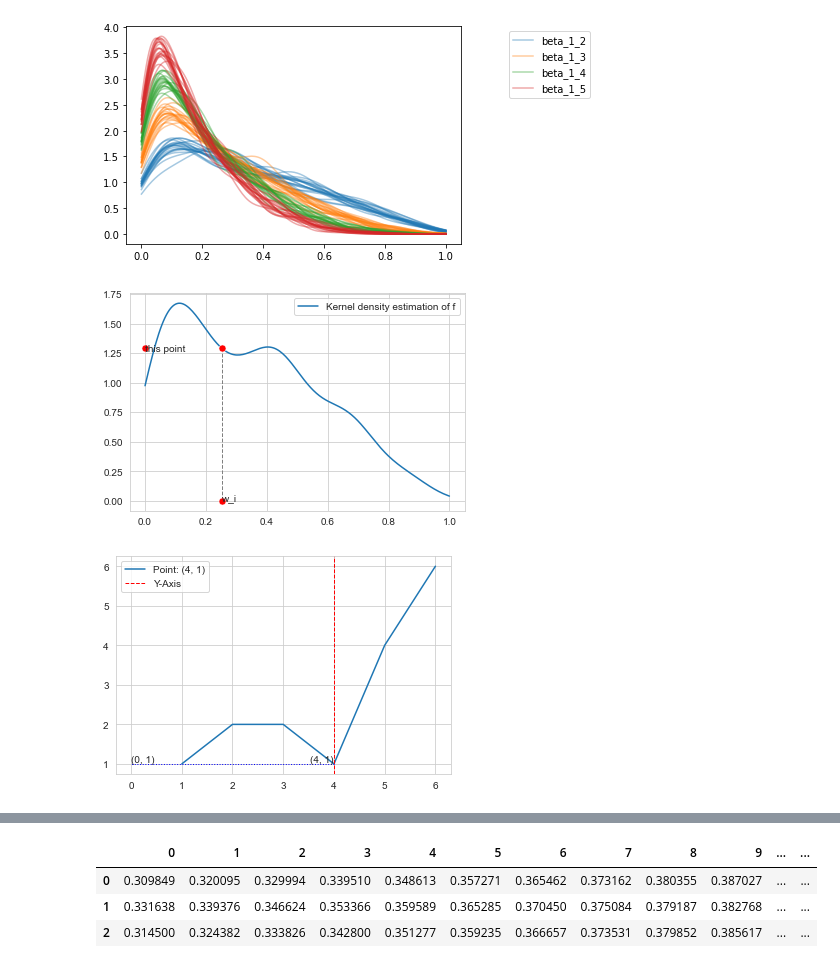
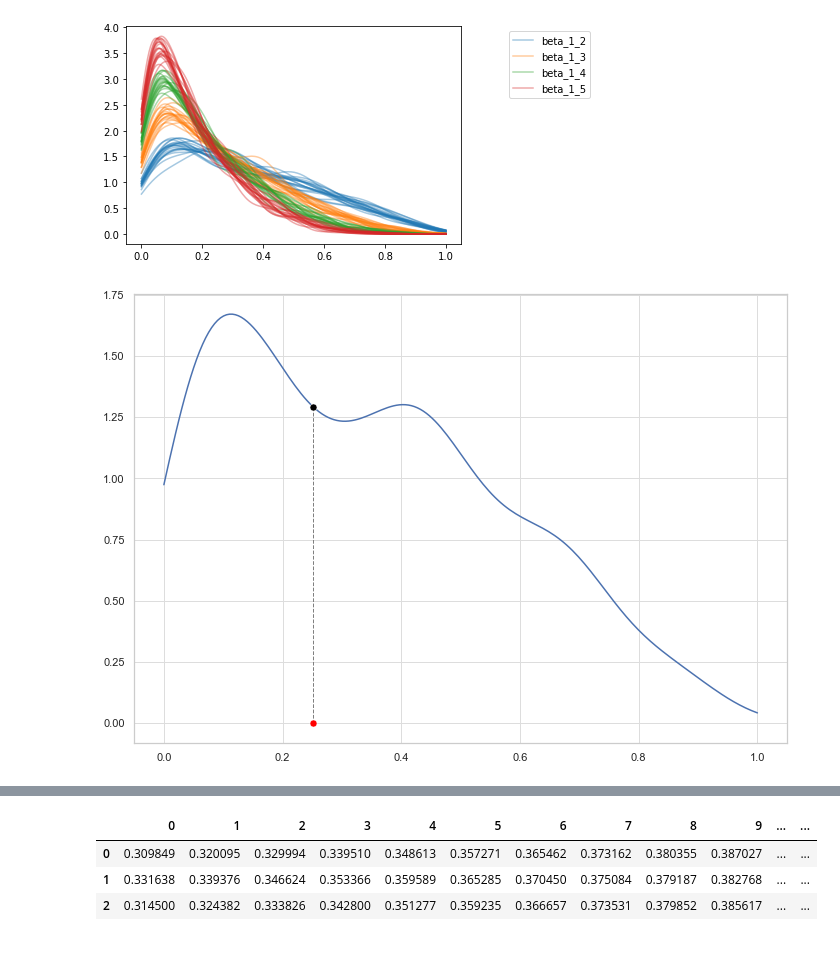
Before and after one commit to sheilafarrahi/thesis, a Jupyter notebook: kde.ipynb, the cells around one changed output, grey strips where cells are left out. Cells and saved outputs as stored; diff of their text form; code cells hidden in the pictures.

```diff
--- a/kde.ipynb
+++ b/kde.ipynb
@@ -46,55 +48,20 @@ dem.get_kde_plot(kde_df,x_b)
 # %%
 a = kde_df.iloc[1]
 y = list(a[:-1])
 x = list(np.linspace(0,1,200))
+sns.set_style("whitegrid",{'grid.color':'#DDDDDD'})
 sns.lineplot(x=x, y=y)
-
 highlight_index = 50  # Index of the point to highlight
 highlight_x = x[highlight_index]
 highlight_y = y[highlight_index]
-sns.scatterplot(x=[highlight_x], y=[highlight_y], color='red', s=50, zorder=10)
+sns.scatterplot(x=[highlight_x], y=[highlight_y], color='black', s=50, zorder=10)
 sns.scatterplot(x=[highlight_x], y=0, color='red', s=50, zorder=10)
 plt.plot([highlight_x, highlight_x], [highlight_y, 0], color='grey', linestyle='--', linewidth=1)
-
-plt.text(0, highlight_y, f'this point', ha='left', va='center_baseline', zorder=10)
-plt.text(highlight_x, 0, f'w_i', ha='left', va='baseline', zorder=10)
-
-sns.scatterplot(x=0, y=[highlight_y], color='red', s=50, zorder=10)
+#plt.text(0, highlight_y, f'this point', ha='left', va='center_baseline', zorder=10)
+#plt.text(highlight_x, 0, f'w_i', ha='left', va='baseline', zorder=10)
+#sns.scatterplot(x=0, y=[highlight_y], color='red', s=50, zorder=10)
 #plt.plot([highlight_x, 0], [highlight_y, highlight_y], color='grey', linestyle='--', linewidth=1)
-plt.legend(['Kernel density estimation of f'])
-
+#plt.legend(['Kernel density estimation of f'])
 plt.show()
 # %% [output]
-[figure, old version]
+[figure, new version]
-# %%
-import seaborn as sns
-import matplotlib.pyplot as plt
-
-x = [1, 2, 3, 4, 5, 6]
-y = [1, 2, 2, 1, 4, 6]
-
-sns.set_style("whitegrid")
-
-# Plot the line
-sns.lineplot(x=x, y=y)
-
-# Highlight the point
-highlight_index = 3  # Index of the point to highlight
-highlight_x = x[highlight_index]
-highlight_y = y[highlight_index]
-
-plt.axvline(x=highlight_x, color='red', linestyle='--', linewidth=1)
-
-# Draw a line between the point and the y-axis
-plt.plot([highlight_x, 0], [highlight_y, highlight_y], color='blue', linestyle=':', linewidth=1)
-
-# Add legend
-plt.legend(labels=[f'Point: ({highlight_x}, {highlight_y})', 'Y-Axis'])
-
-# Add point names
-plt.text(highlight_x, highlight_y, f'({highlight_x}, {highlight_y})', ha='right', va='bottom')
-plt.text(0, highlight_y, f'(0, {highlight_y})', ha='left', va='bottom')
-
-plt.show()
-# %% [output]
-[figure, removed]
```
Also changed, not shown: parts of 14 cells of this notebook, 17 other files.
